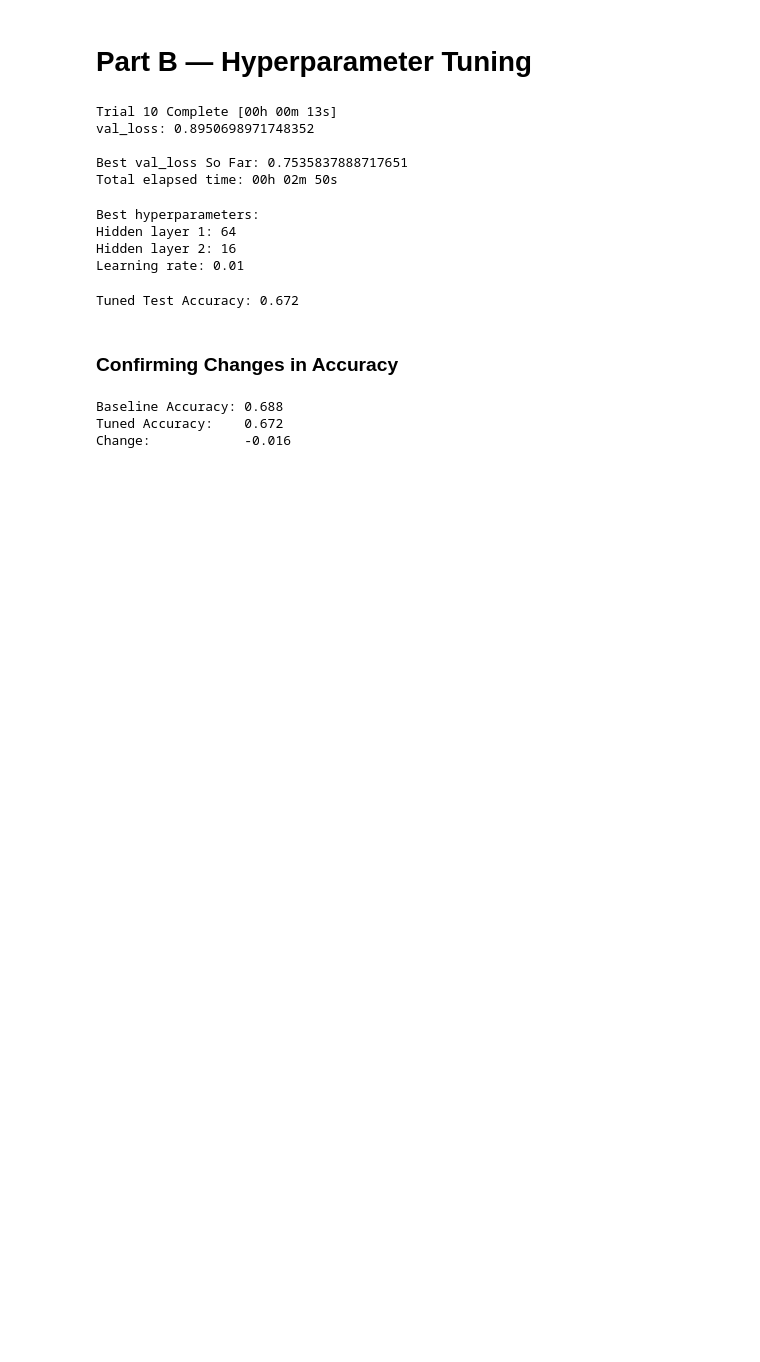
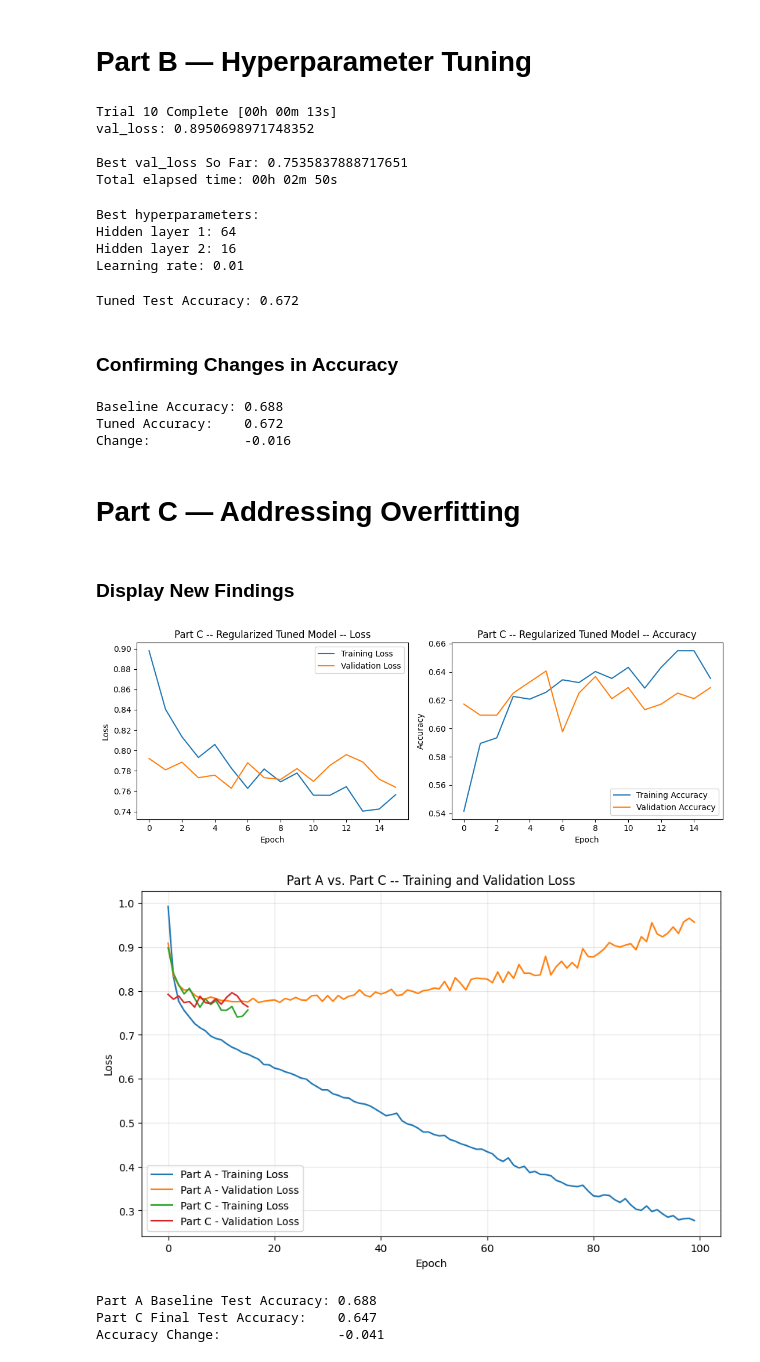
Before and after one commit to topherthib/IT480-FA26, a Jupyter notebook: Assignment1.ipynb, the cells around one changed output. Drawn from its saved outputs; the diff is of its cells as text; code cells hidden in the pictures; blank space fills up the shorter version.

```diff
--- a/Assignment1.ipynb
+++ b/Assignment1.ipynb
@@ -357,3 +357,5 @@ print(f"Change:            {improvement:+.3f}")
 Baseline Accuracy: 0.688
 Tuned Accuracy:    0.672
 Change:            -0.016
+# %% [markdown]
+# Part C — Addressing Overfitting
@@ -359,0 +398,78 @@ Change:            -0.016
+# %%
+history_regularized = regularized_model.fit(
+    X3_train_scaled,
+    y3_train,
+    validation_split=0.2,
+    epochs=200,
+    callbacks=[early_stop],
+    verbose=0
+)
+# %% [markdown]
+### Display New Findings
+# %%
+# Plot Part C training and validation loss/accuracy
+plot_history(
+    history_regularized,
+    "Part C -- Regularized Tuned Model",
+    show_accuracy=True
+)
+
+# Direct comparison of Part A baseline and Part C regularized model
+
+plt.figure(figsize=(10, 6))
+
+# Part A
+plt.plot(
+    history_multi.history["loss"],
+    label="Part A - Training Loss"
+)
+
+plt.plot(
+    history_multi.history["val_loss"],
+    label="Part A - Validation Loss"
+)
+
+# Part C
+plt.plot(
+    history_regularized.history["loss"],
+    label="Part C - Training Loss"
+)
+
+plt.plot(
+    history_regularized.history["val_loss"],
+    label="Part C - Validation Loss"
+)
+
+plt.xlabel("Epoch")
+plt.ylabel("Loss")
+plt.title("Part A vs. Part C -- Training and Validation Loss")
+plt.legend()
+plt.grid(alpha=0.3)
+
+plt.show()
+# %% [output]
+[figure, added]
+[figure, added]
+# %%
+# Final Part C test evaluation
+
+test_loss_c, test_accuracy_c = regularized_model.evaluate(
+    X3_test_scaled,
+    y3_test,
+    verbose=0
+)
+
+multi_probs_c = regularized_model.predict(
+    X3_test_scaled,
+    verbose=0
+)
+
+multi_preds_c = np.argmax(multi_probs_c, axis=1)
+
+print(f"Part A Baseline Test Accuracy: {acc_multi:.3f}")
+print(f"Part C Final Test Accuracy:    {test_accuracy_c:.3f}")
+print(f"Accuracy Change:               {test_accuracy_c - acc_multi:+.3f}")
+# %% [output]
+Part A Baseline Test Accuracy: 0.688
+Part C Final Test Accuracy:    0.647
+Accuracy Change:               -0.041
```
Also changed, not shown: parts of 5 cells of this notebook.
